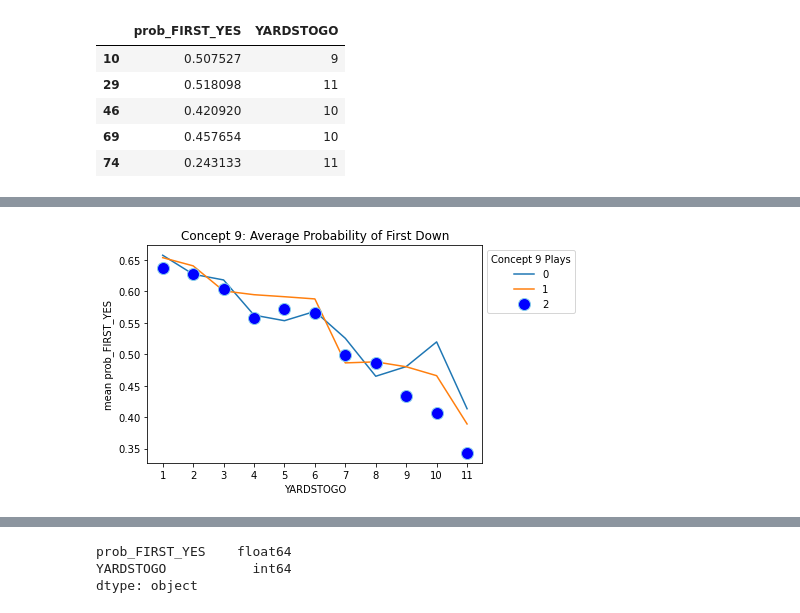
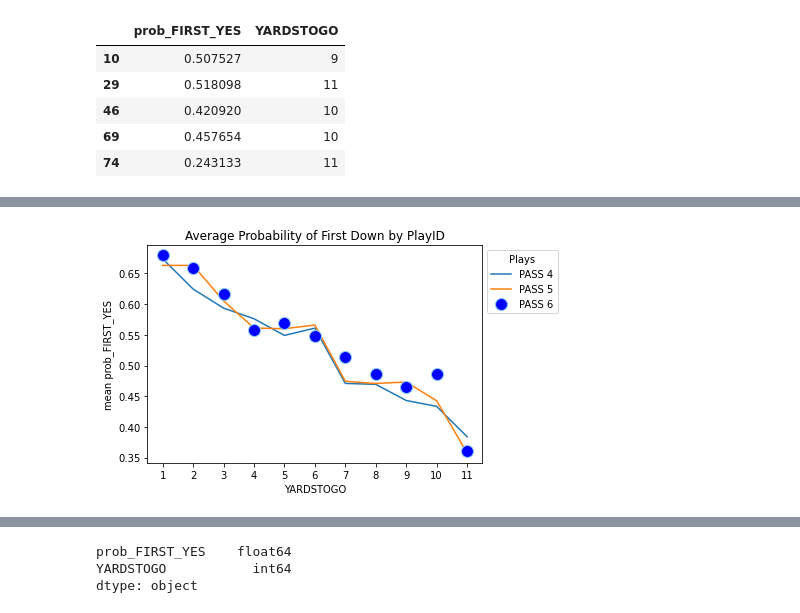
Before and after one commit to git-dan-hub/J_Lab, a Jupyter notebook: ASB_Documentation_Sample.ipynb, the cells around one changed output, grey strips where cells are left out. Cells and saved outputs as stored; diff of their text form; code cells hidden in the pictures.

```diff
--- a/ASB_Documentation_Sample.ipynb
+++ b/ASB_Documentation_Sample.ipynb
@@ -582,5 +582,5 @@ data = c9_pass0.groupby(["YARDSTOGO"])
 # Evalualte only PASS for all Concept 9 plays
 c9_pass = df2[df2['RUN_PASS']=='PASS']
 # %%
-c9_pass_mean = c9_pass.groupby(["CONCEPT_9", "YARDSTOGO"]).mean()
+df_pass_mean = df2.groupby(["PLAYID", "YARDSTOGO"]).mean()
 #c9_pass_mean
@@ -587,7 +604,7 @@ c9_pass_mean = c9_pass.groupby(["CONCEPT_9", "YARDSTOGO"]).mean()
 # %%
 # Format data for plotting
 result = {}
-for row, data in c9_pass_mean.iterrows():
+for row, data in df_pass_mean.iterrows():
 #     print(row,data)
     play_number = row[0]
     x = row[1] # yardstogo
@@ -601,15 +640,15 @@ for row, data in c9_pass_mean.iterrows():
 # %%
-plt.plot(pd.DataFrame(result[0]['y'],result[0]['x']), label=0)
-plt.plot(pd.DataFrame(result[1]['y'],result[1]['x']), label=1)
-plt.plot(pd.DataFrame(result[2]['y'],result[2]['x']), label=2, marker='o', markerfacecolor='blue', markersize=12, color='skyblue', linewidth=0)
+plt.plot(pd.DataFrame(result['PASS4']['y'],result['PASS4']['x']), label="PASS 4")
+plt.plot(pd.DataFrame(result['PASS5']['y'],result['PASS5']['x']), label="PASS 5")
+plt.plot(pd.DataFrame(result['PASS6']['y'],result['PASS6']['x']), label="PASS 6", marker='o', markerfacecolor='blue', markersize=12, color='skyblue', linewidth=0)
 plt.xticks(np.sort(df2['YARDSTOGO'].unique()))
-plt.legend(loc='upper left', title="Concept 9 Plays", bbox_to_anchor=(1, 1))
+plt.legend(loc='upper left', title="Plays", bbox_to_anchor=(1, 1))
 plt.xlabel("YARDSTOGO")
 plt.ylabel("mean prob_FIRST_YES")
-plt.title("Concept 9: Average Probability of First Down")
+plt.title("Average Probability of First Down by PlayID")
 plt.show()
 # %% [output]
-[figure, old version]
+[figure, new version]
 # %%
 # Group by yards to go for play 0 probability of first down
 data = c9_pass0.groupby(["YARDSTOGO"])
```
Also changed, not shown: parts of 13 cells of this notebook.
